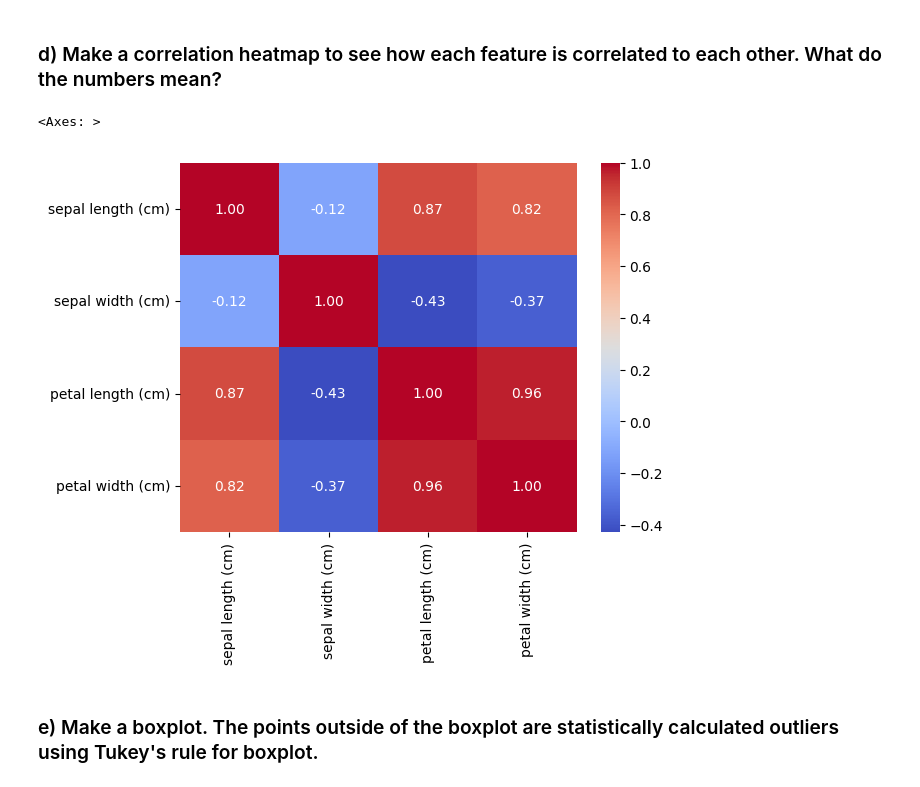
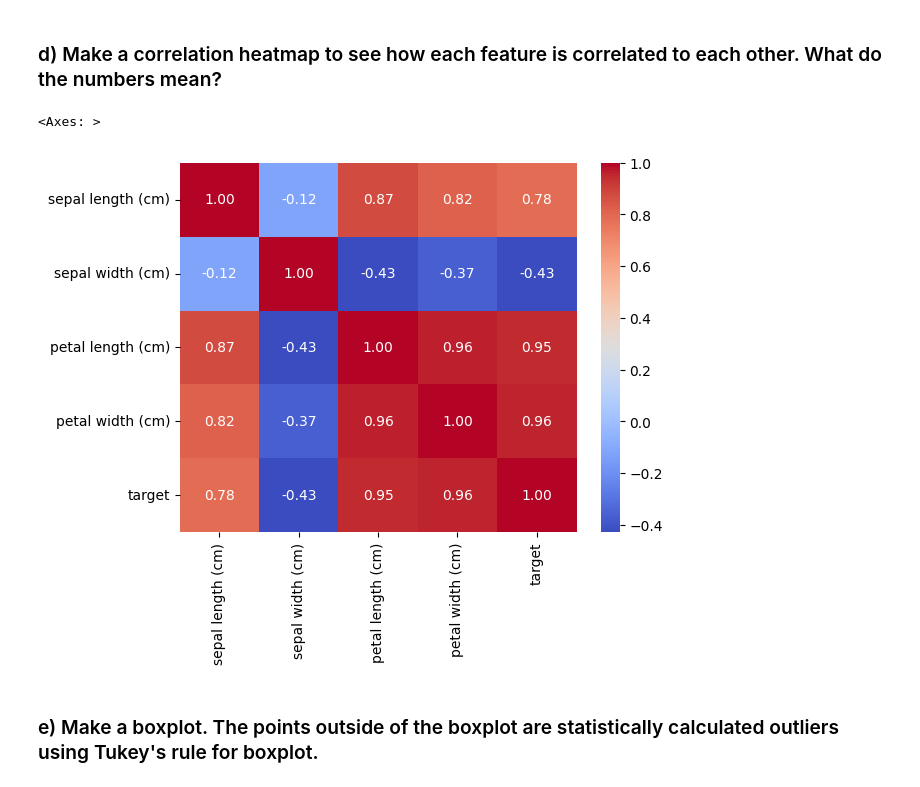
Before and after one commit to ponagr/ai_engineering_pontus_agren_grundstrom, a Jupyter notebook: exercises/2_classification/0_iris_flower.ipynb, the cells around one changed output. Cells and saved outputs as stored; diff of their text form; code cells hidden in the pictures.

```diff
--- a/exercises/2_classification/0_iris_flower.ipynb
+++ b/exercises/2_classification/0_iris_flower.ipynb
@@ -205,12 +207,12 @@ sns.pairplot(df.drop("target", axis=1), hue="target_name", diag_kind="kde")
 # %%
 # petal length vs petal width = strong positive correlation (0.92)
 # sepal length vs sepal width = weak negative correlation (-0.12)
 # petal measurements are strongly related
 # and sepal width is less correlated with other features
-sns.heatmap(df.drop(["target", "target_name"], axis=1).corr(), annot=True, cmap="coolwarm", fmt=".2f")
+sns.heatmap(df.drop(["target_name"], axis=1).corr(), annot=True, cmap="coolwarm", fmt=".2f")
 # %% [output]
 <Axes: >
-[figure, old version]
+[figure, new version]
 # %% [markdown]
 ### e) Make a boxplot. The points outside of the boxplot are statistically calculated outliers using Tukey's rule for boxplot.
 # %%
```
Also changed, not shown: parts of 3 cells of this notebook, 3 other files.
